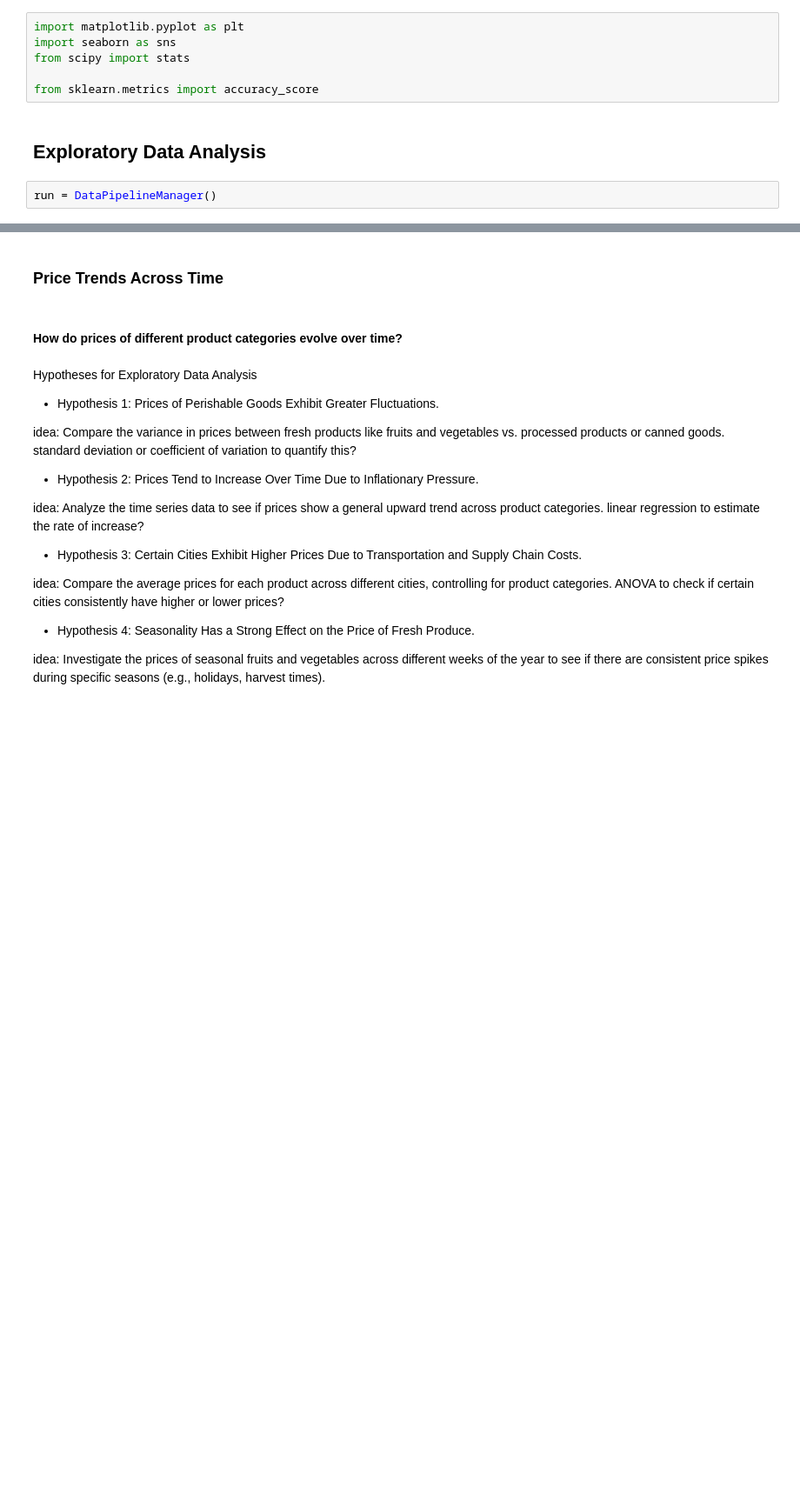
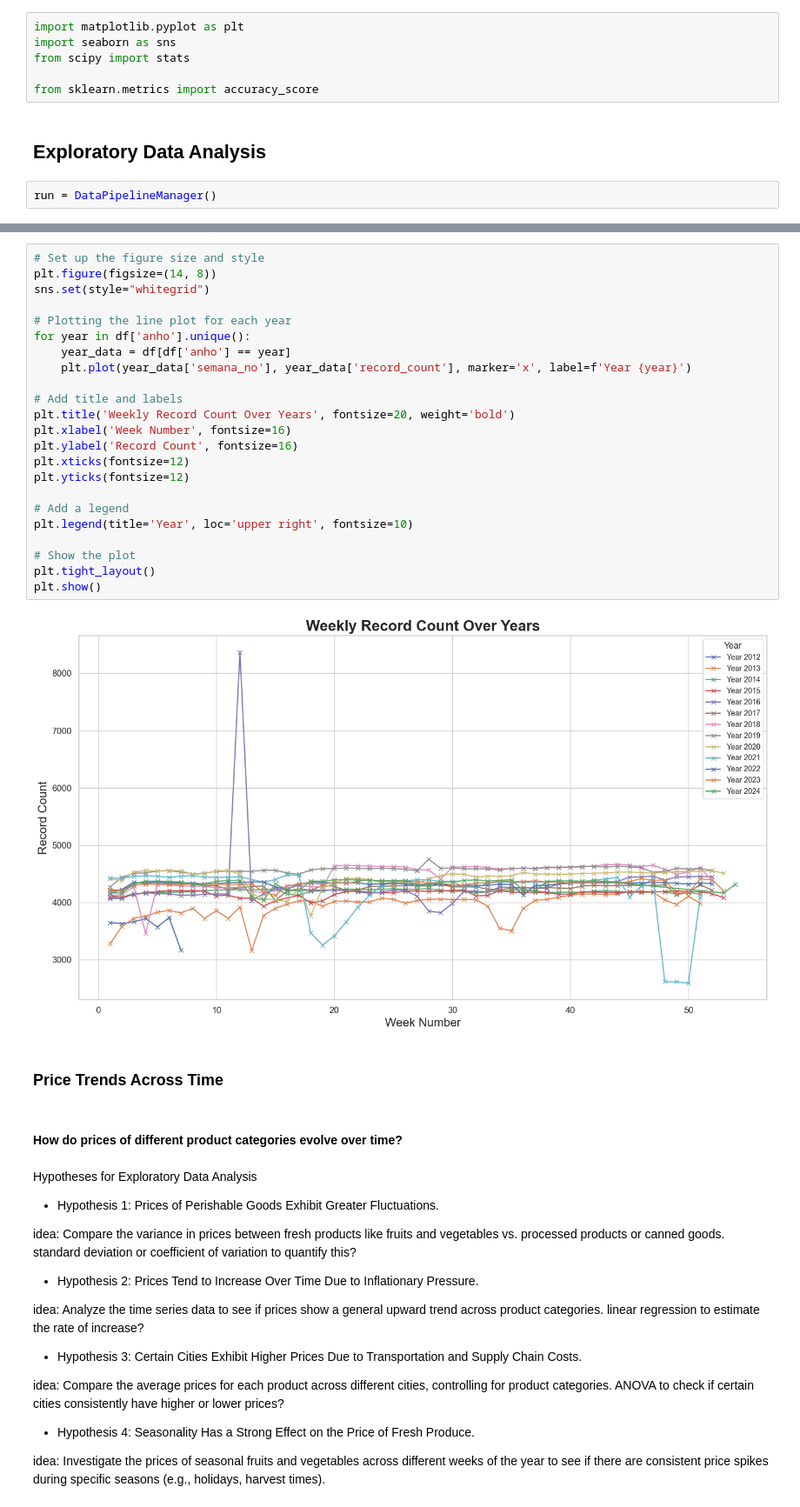
Before and after one commit to sebmatecho/sipsa_tracker, a Jupyter notebook: notebooks/EDA.ipynb, the cells around one changed output, grey strips where cells are left out. Shown at 87% size. Drawn from its saved outputs; the diff is of its cells as text; blank space fills up the shorter version.

```diff
--- a/notebooks/EDA.ipynb
+++ b/notebooks/EDA.ipynb
@@ -26,3 +92,28 @@ run = DataPipelineManager()
+# %%
+# Set up the figure size and style
+plt.figure(figsize=(14, 8))
+sns.set(style="whitegrid")
+
+# Plotting the line plot for each year
+for year in df['anho'].unique():
+    year_data = df[df['anho'] == year]
+    plt.plot(year_data['semana_no'], year_data['record_count'], marker='x', label=f'Year {year}')
+
+# Add title and labels
+plt.title('Weekly Record Count Over Years', fontsize=20, weight='bold')
+plt.xlabel('Week Number', fontsize=16)
+plt.ylabel('Record Count', fontsize=16)
+plt.xticks(fontsize=12)
+plt.yticks(fontsize=12)
+
+# Add a legend
+plt.legend(title='Year', loc='upper right', fontsize=10)
+
+# Show the plot
+plt.tight_layout()
+plt.show()
+# %% [output]
+[figure, added]
 # %% [markdown]
 ### Price Trends Across Time
 # %% [markdown]
```
Also changed, not shown: parts of 5 cells of this notebook.
